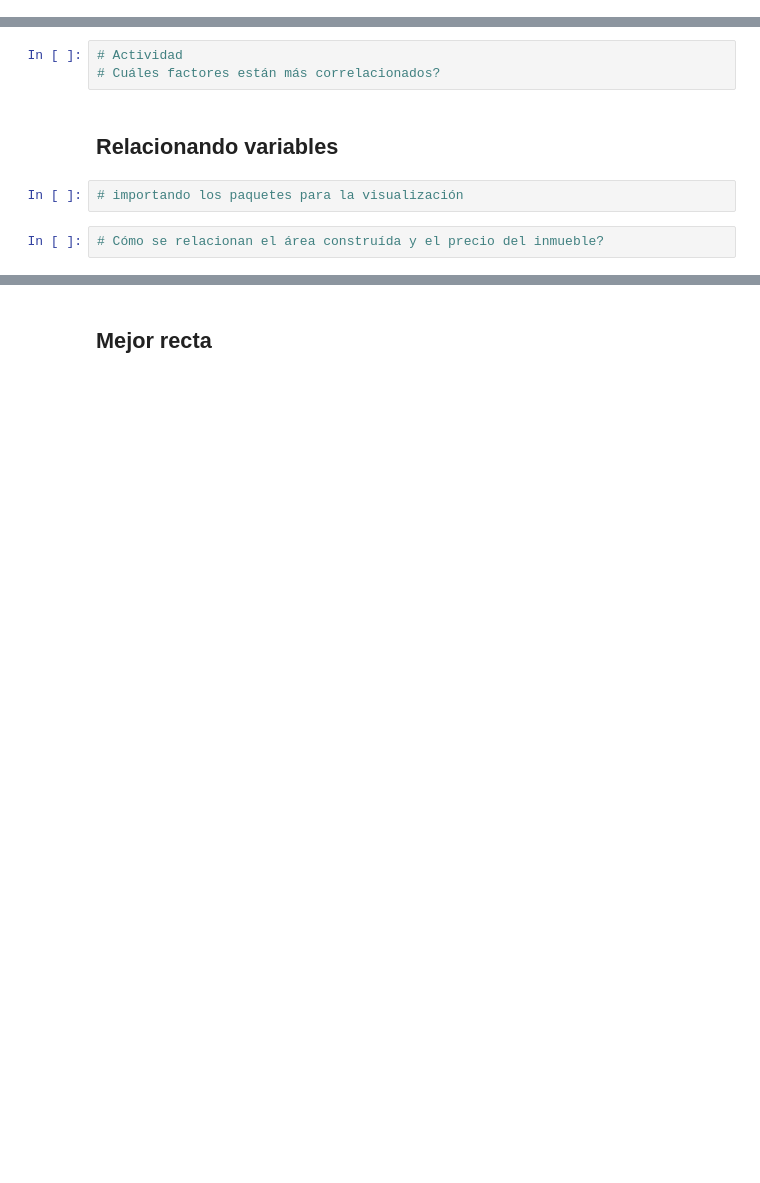
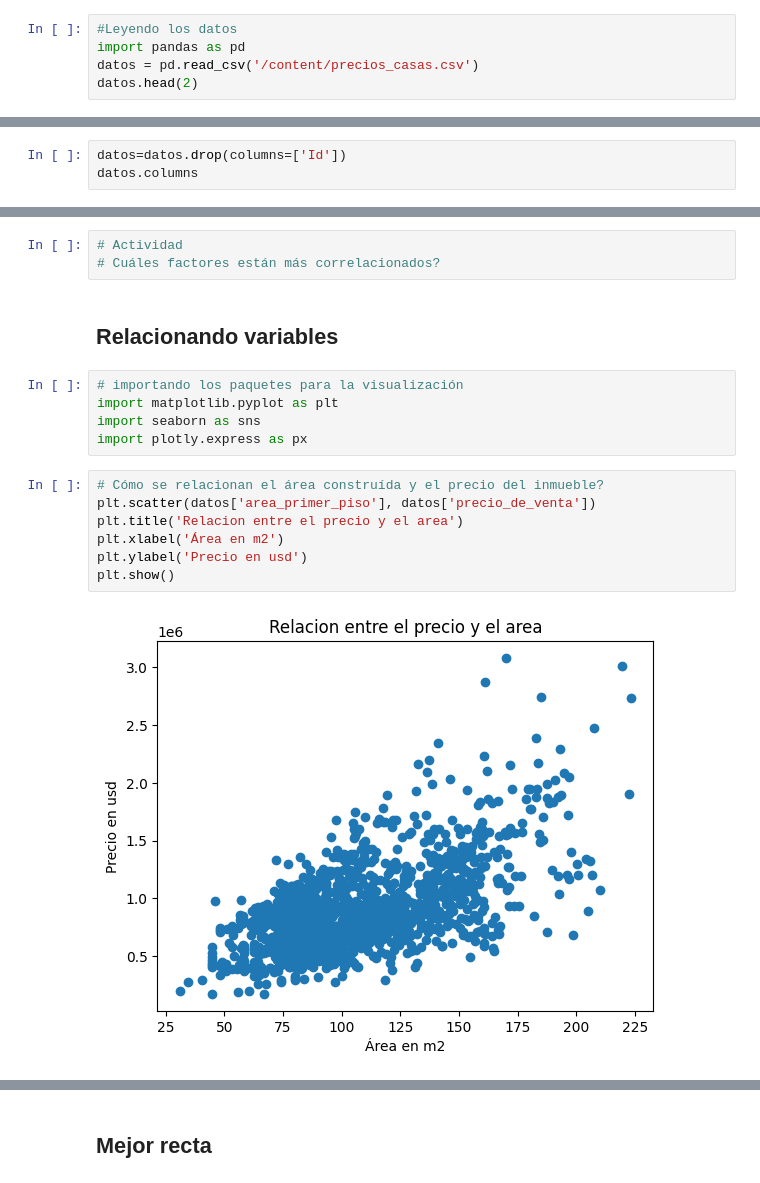
Before and after one commit to MadridVP/Juego-Amigo-Secreto, a Jupyter notebook: precios_de_inmuebles_regresion_lineal.ipynb, the cells around one changed output, grey strips where cells are left out. Cells and saved outputs as stored; diff of their text form; blank space fills up the shorter version.

```diff
--- a/precios_de_inmuebles_regresion_lineal.ipynb
+++ b/precios_de_inmuebles_regresion_lineal.ipynb
@@ -21,0 +20,5 @@ Base de datos simplificada e inspirada en [House Prices](https://www.kaggle.com/
+# %%
+#Leyendo los datos
+import pandas as pd
+datos = pd.read_csv('/content/precios_casas.csv')
+datos.head(2)
@@ -23,0 +48,3 @@ Base de datos simplificada e inspirada en [House Prices](https://www.kaggle.com/
+# %%
+datos=datos.drop(columns=['Id'])
+datos.columns
@@ -40,8 +85,18 @@ El coeficiente de correlación de Pearson nos permite medir la relación lineal
 ## Relacionando variables
 # %%
 # importando los paquetes para la visualización
+import matplotlib.pyplot as plt
+import seaborn as sns
+import plotly.express as px
 # %%
 # Cómo se relacionan el área construída y el precio del inmueble?
+plt.scatter(datos['area_primer_piso'], datos['precio_de_venta'])
+plt.title('Relacion entre el precio y el area')
+plt.xlabel('Área en m2')
+plt.ylabel('Precio en usd')
+plt.show()
+# %% [output]
+[figure, added]
 # %%
 # Aparentemente mientras mayor es el área del primer piso, mayor es el precio de la casa.
 # E si quisieramos trazar una línea que nos permita describir este comportamiento?
```
Also changed, not shown: parts of 45 cells of this notebook.
